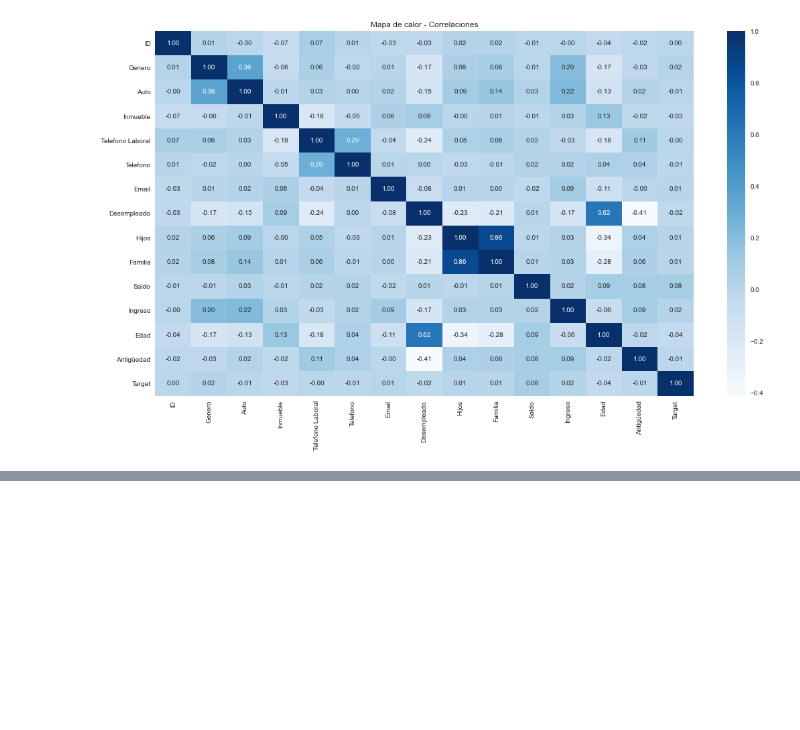
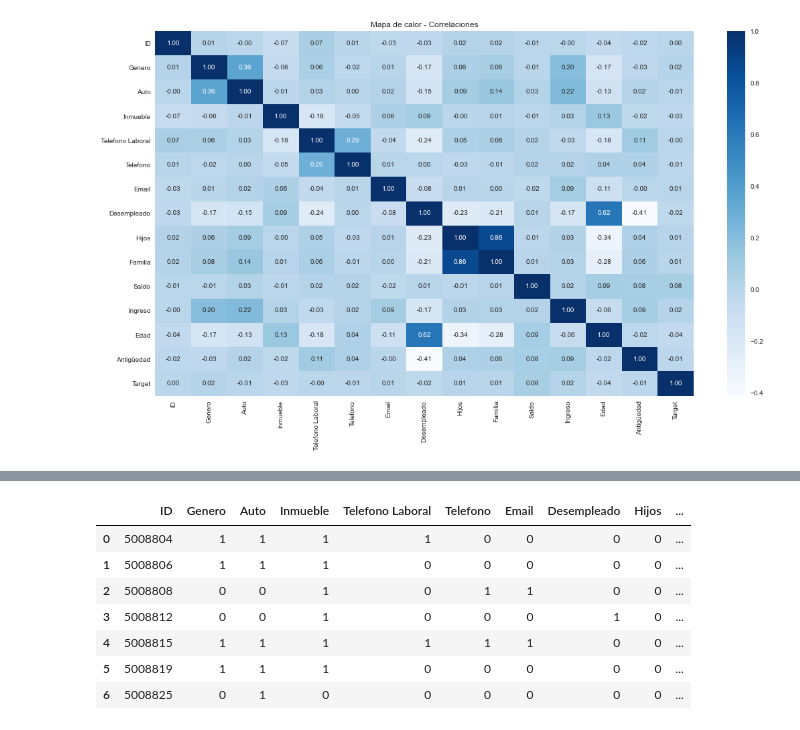
Before and after one commit to NestorDiazDataSC/Analisis_de_Datos, a Jupyter notebook: Credit_Card/CreditCard.ipynb, the cells around one changed output, grey strips where cells are left out. Saved outputs shown, nothing was run; the diff lists cells and outputs as text; code cells hidden in the pictures; blank space fills up the shorter version.

```diff
--- a/Credit_Card/CreditCard.ipynb
+++ b/Credit_Card/CreditCard.ipynb
@@ -288,0 +337,6 @@ df.sample(3)
+# %%
+# Como los valores no tienen un orden de prelación se puede asignaar un valor determinado a cada tipo de observación.
+from sklearn.preprocessing import LabelEncoder
+
+le = LabelEncoder()
+df['Tipo de Ingreso'] = le.fit_transform(df['Tipo de Ingreso'])
@@ -288,0 +433,11 @@ df.sample(3)
+# %%
+mapeo_Tipo_de_Casa = {
+    'Rented apartment': 1,
+    'With parents': 1,
+    'Co-op apartment': 2,
+    'Municipal apartment': 2,
+    'House / apartment': 3,
+    'Office apartment': 3
+}
+
+df['Tipo de Casa'] = df['Tipo de Casa'].map(mapeo_Tipo_de_Casa)
@@ -288,0 +476,36 @@ df.sample(3)
+# %%
+mapeo_ocupacion = {
+    'Low-skill Laborers': 1,
+    'Laborers': 2,
+    'Cleaning staff': 3,
+    'Private service staff': 3,
+    'Waiters/barmen staff': 3,
+    'Security staff': 3,
+    'Cooking staff': 3,
+    'Drivers': 4,
+    'Sales staff': 4,
+    'Core staff': 4,
+    'Accountants': 5,
+    'Medicine staff': 5,
+    'Secretaries': 5,
+    'HR staff': 5,
+    'IT staff': 5,
+    'Managers': 6,
+    'High skill tech staff': 6,
+    'Realty agents': 6,
+    'Other': 3
+}
+
+df['Empleo'] = df['Empleo'].map(mapeo_ocupacion)
+# %%
+# Con esto queda modificado y limpio todo el set de datos, todas los campos con textos fueron reemplazados por numéricos.
+df.head(7)
+# %% [output]
+|  | ID | Genero | Auto | Inmueble | Telefono Laboral | Telefono | Email | Desempleado | Hijos | ... |
+| 0 | 5008804 | 1 | 1 | 1 | 1 | 0 | 0 | 0 | 0 | ... |
+| 1 | 5008806 | 1 | 1 | 1 | 0 | 0 | 0 | 0 | 0 | ... |
+| 2 | 5008808 | 0 | 0 | 1 | 0 | 1 | 1 | 0 | 0 | ... |
+| 3 | 5008812 | 0 | 0 | 1 | 0 | 0 | 0 | 1 | 0 | ... |
+| 4 | 5008815 | 1 | 1 | 1 | 1 | 1 | 1 | 0 | 0 | ... |
+| 5 | 5008819 | 1 | 1 | 1 | 0 | 0 | 0 | 0 | 0 | ... |
+| 6 | 5008825 | 0 | 1 | 0 | 0 | 0 | 0 | 0 | 0 | ... |
```
Also changed, not shown: parts of 60 cells of this notebook.
